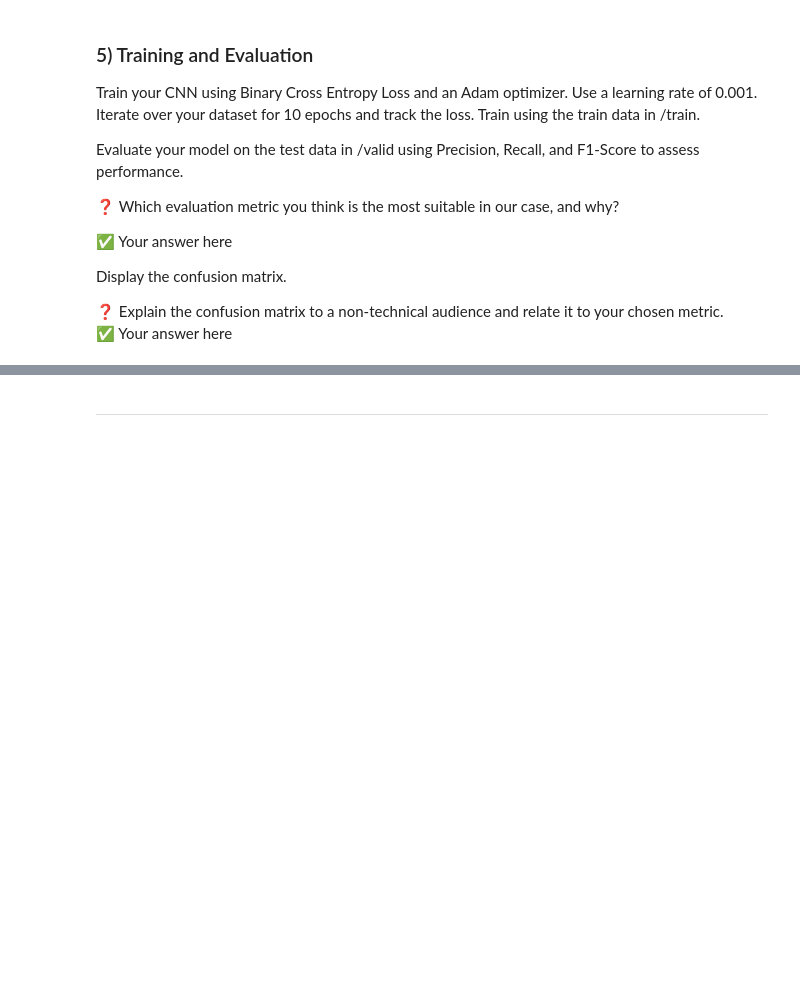
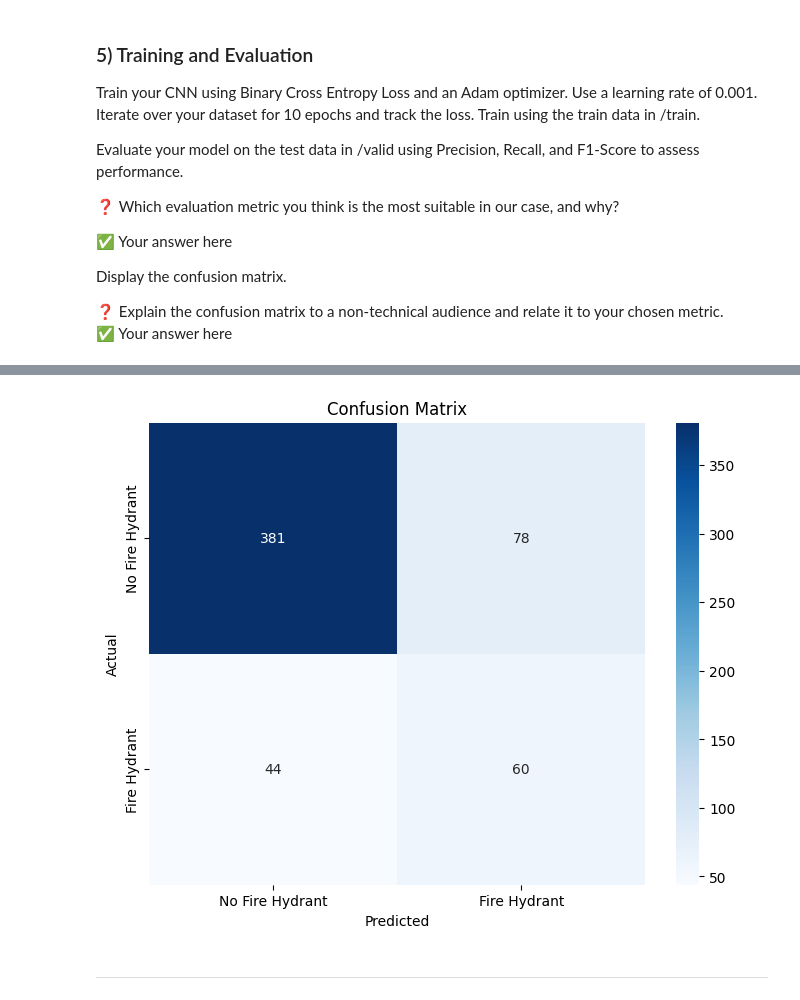
Before and after one commit to alizeed7/SYSC4415, a Jupyter notebook: SYSC4415W25_A2_ALIZEE_DROLET_101193138.ipynb, the cells around one changed output, grey strips where cells are left out. Saved outputs shown, nothing was run; the diff lists cells and outputs as text; code cells hidden in the pictures; blank space fills up the shorter version.

```diff
--- a/SYSC4415W25_A2_ALIZEE_DROLET_101193138.ipynb
+++ b/SYSC4415W25_A2_ALIZEE_DROLET_101193138.ipynb
@@ -297,7 +297,7 @@ Display the confusion matrix.
 ❓ Explain the confusion matrix to a non-technical audience and relate it to your chosen metric.
 ✅ Your answer here
 # %%
-from sklearn.metrics import precision_score, recall_score, f1_score
+from sklearn.metrics import precision_score, recall_score, f1_score, confusion_matrix
 import numpy as np
 
 # Instantiate the model
@@ -354,4 +354,14 @@ recall = recall_score(np.array(all_labels), np.array(all_preds))
 f1 = f1_score(np.array(all_labels), np.array(all_preds))
 
 print(f"Validation Results - Precision: {precision:.4f}, Recall: {recall:.4f}, F1-Score: {f1:.4f}")
+
+# Confusion Matrix
+cm = confusion_matrix(np.array(all_labels), np.array(all_preds))
+
+plt.figure(figsize=(8, 6))
+sb.heatmap(cm, annot=True, fmt='d', cmap='Blues', xticklabels=['No Fire Hydrant', 'Fire Hydrant'], yticklabels=['No Fire Hydrant', 'Fire Hydrant'])
+plt.xlabel('Predicted')
+plt.ylabel('Actual')
+plt.title('Confusion Matrix')
+plt.show()
 # %% [output]
@@ -370,3 +380,4 @@ Validation Results - Precision: 0.4338, Recall: 0.5673, F1-Score: 0.4917
+[figure, added]
 # %% [markdown]
 ---
 # %% [markdown]
```
Also changed, not shown: parts of 1 cell of this notebook.
